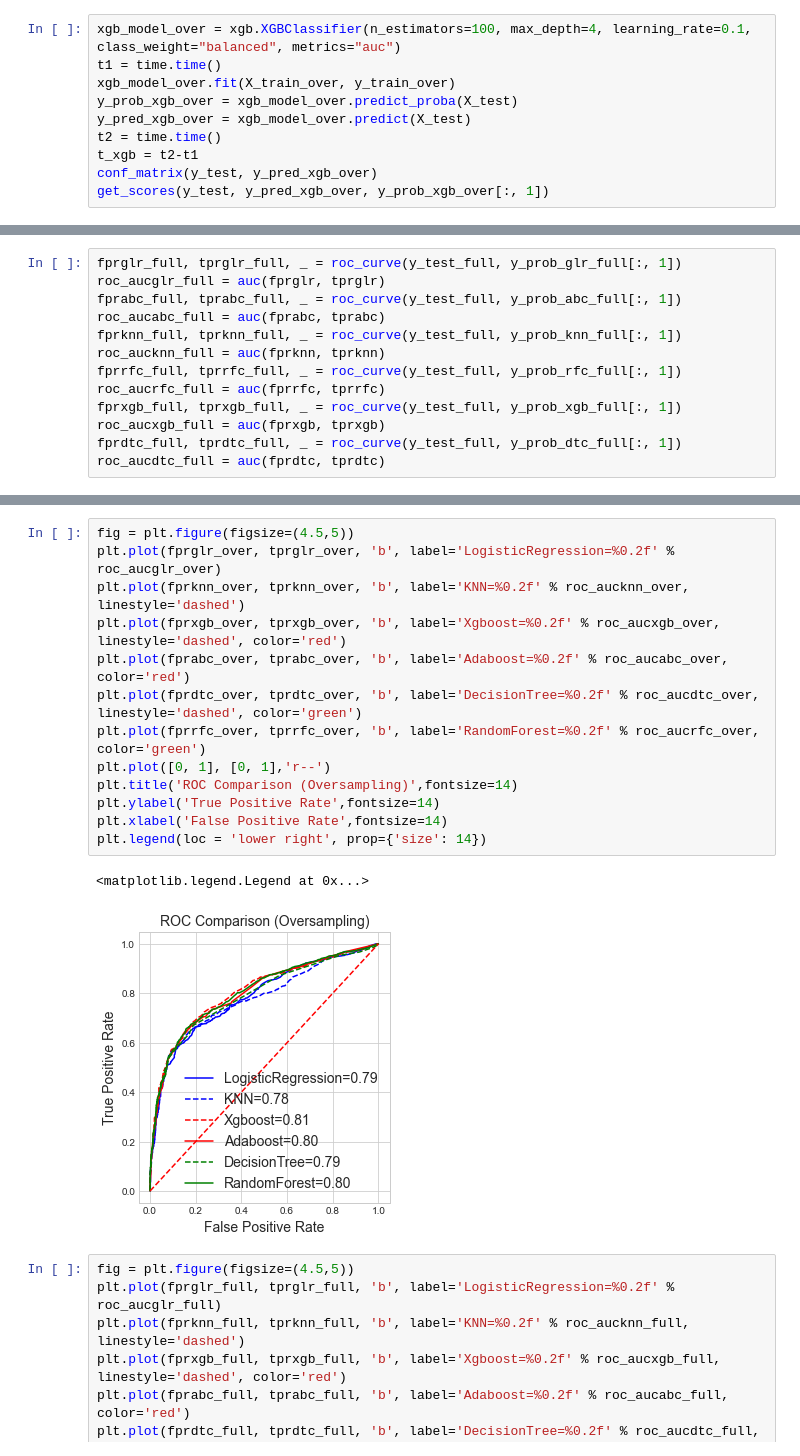
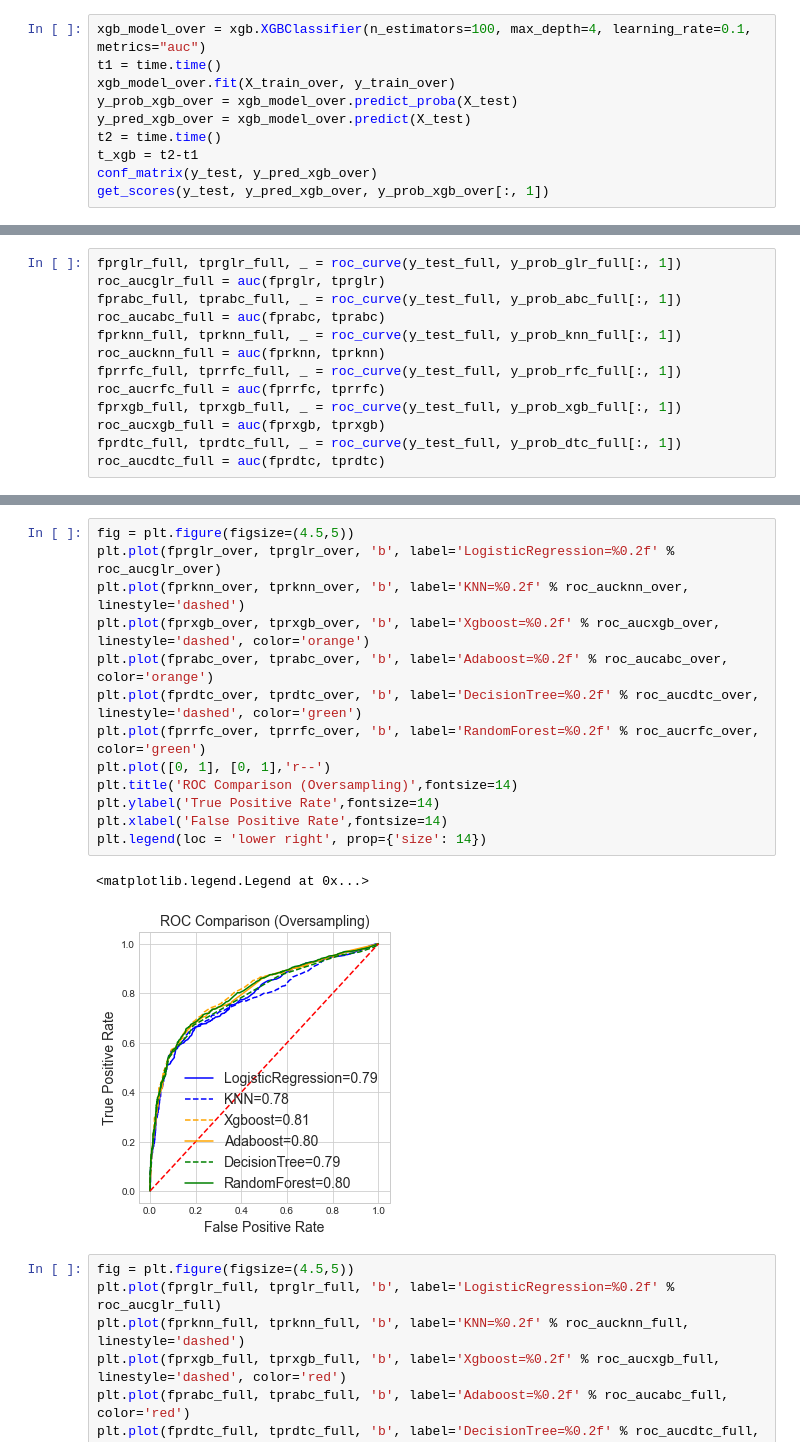
Before and after one commit to Zhaoxing-Wu/UW-Madison-FA21-STAT451, a Jupyter notebook: project.ipynb, the cells around one changed output, grey strips where cells are left out. Saved outputs shown, nothing was run; the diff lists cells and outputs as text.

```diff
--- a/project.ipynb
+++ b/project.ipynb
@@ -864,7 +880,7 @@ Parameters: { class_weight, metrics } might not be used.
 | ROC AUC | 0.811 |
 [figure]
 # %%
-xgb_model_over = xgb.XGBClassifier(n_estimators=100, max_depth=4, learning_rate=0.1, class_weight="balanced", metrics="auc")
+xgb_model_over = xgb.XGBClassifier(n_estimators=100, max_depth=4, learning_rate=0.1, metrics="auc")
 t1 = time.time()
 xgb_model_over.fit(X_train_over, y_train_over)
 y_prob_xgb_over = xgb_model_over.predict_proba(X_test)
@@ -1123,19 +1163,19 @@ plt.legend(loc = 'lower right', prop={'size': 14})
 # %%
 fig = plt.figure(figsize=(4.5,5))
 plt.plot(fprglr_over, tprglr_over, 'b', label='LogisticRegression=%0.2f' % roc_aucglr_over)
 plt.plot(fprknn_over, tprknn_over, 'b', label='KNN=%0.2f' % roc_aucknn_over, linestyle='dashed')
-plt.plot(fprxgb_over, tprxgb_over, 'b', label='Xgboost=%0.2f' % roc_aucxgb_over, linestyle='dashed', color='red')
-plt.plot(fprabc_over, tprabc_over, 'b', label='Adaboost=%0.2f' % roc_aucabc_over, color='red')
+plt.plot(fprxgb_over, tprxgb_over, 'b', label='Xgboost=%0.2f' % roc_aucxgb_over, linestyle='dashed', color='orange')
+plt.plot(fprabc_over, tprabc_over, 'b', label='Adaboost=%0.2f' % roc_aucabc_over, color='orange')
 plt.plot(fprdtc_over, tprdtc_over, 'b', label='DecisionTree=%0.2f' % roc_aucdtc_over, linestyle='dashed', color='green')
 plt.plot(fprrfc_over, tprrfc_over, 'b', label='RandomForest=%0.2f' % roc_aucrfc_over, color='green')
 plt.plot([0, 1], [0, 1],'r--')
 plt.title('ROC Comparison (Oversampling)',fontsize=14)
 plt.ylabel('True Positive Rate',fontsize=14)
 plt.xlabel('False Positive Rate',fontsize=14)
 plt.legend(loc = 'lower right', prop={'size': 14})
 # %% [output]
 <matplotlib.legend.Legend at 0x...>
-[figure, old version]
+[figure, new version]
 # %%
 fig = plt.figure(figsize=(4.5,5))
 plt.plot(fprglr_full, tprglr_full, 'b', label='LogisticRegression=%0.2f' % roc_aucglr_full)
```
Also changed, not shown: parts of 11 cells of this notebook, 1 other file.
